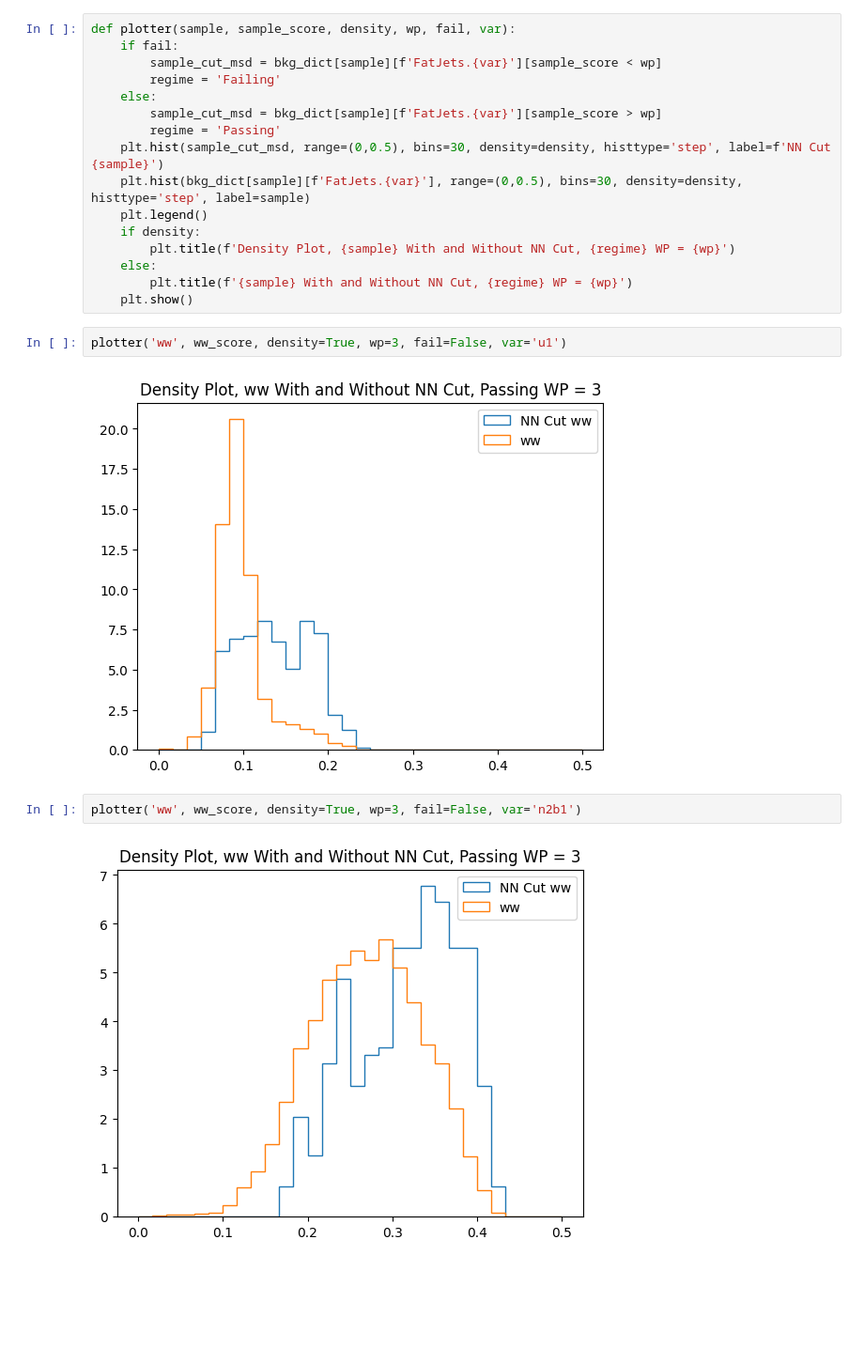
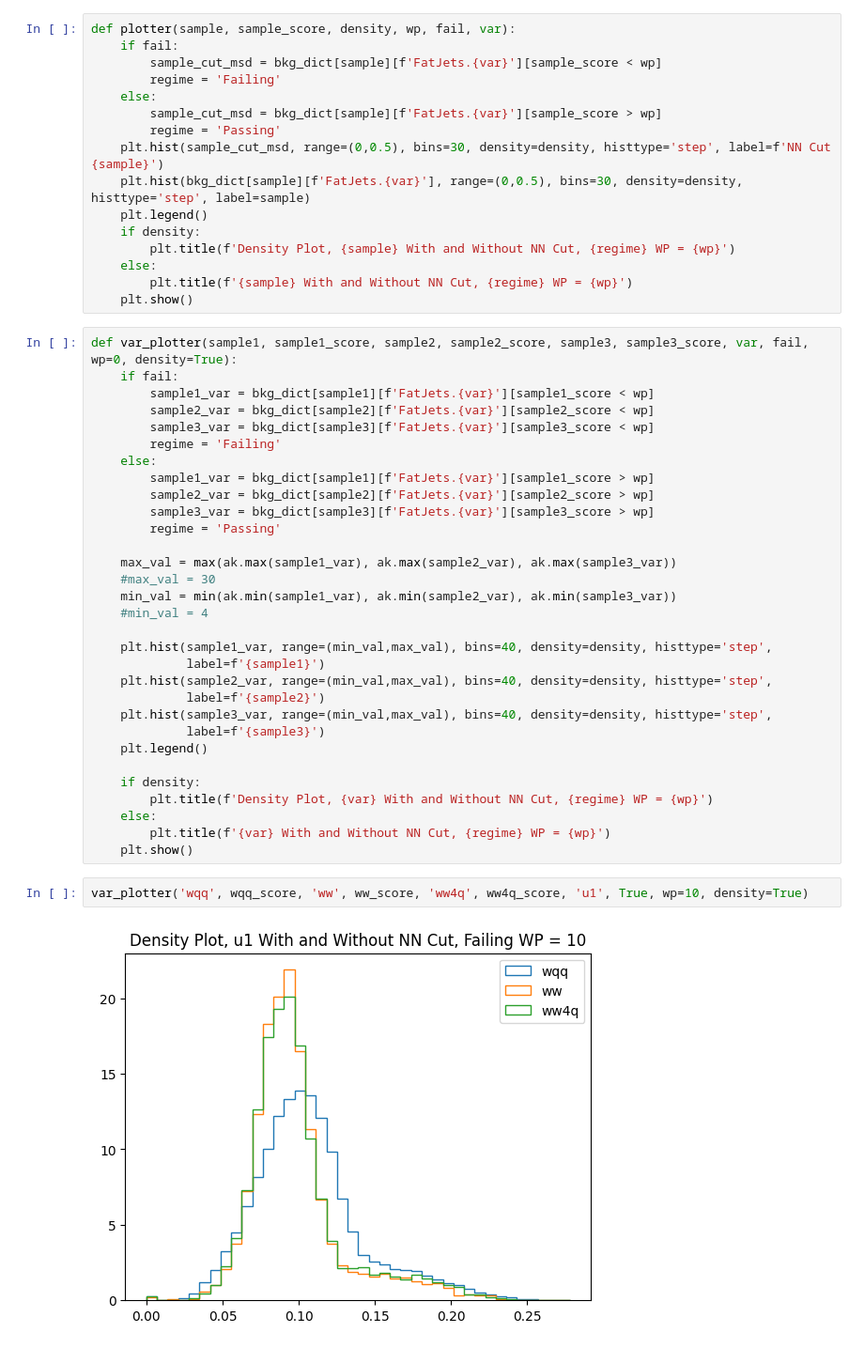
Before and after one commit to cmoore24-24/hgg, a Jupyter notebook: ml/ml_processor_work/hgg_ml_tools.ipynb, the cells around one changed output. Shown at 94% size. Drawn from its saved outputs; the diff is of its cells as text; blank space fills up the shorter version.

```diff
--- a/ml/ml_processor_work/hgg_ml_tools.ipynb
+++ b/ml/ml_processor_work/hgg_ml_tools.ipynb
@@ -446,11 +457,38 @@ def plotter(sample, sample_score, density, wp, fail, var):
     else:
         plt.title(f'{sample} With and Without NN Cut, {regime} WP = {wp}')
     plt.show()
-# %%
-plotter('ww', ww_score, density=True, wp=3, fail=False, var='u1')
-# %% [output]
-[figure, removed]
-# %%
-plotter('ww', ww_score, density=True, wp=3, fail=False, var='n2b1')
-# %% [output]
-[figure, removed]
+# %%
+def var_plotter(sample1, sample1_score, sample2, sample2_score, sample3, sample3_score, var, fail, wp=0, density=True):
+    if fail:
+        sample1_var = bkg_dict[sample1][f'FatJets.{var}'][sample1_score < wp]
+        sample2_var = bkg_dict[sample2][f'FatJets.{var}'][sample2_score < wp]
+        sample3_var = bkg_dict[sample3][f'FatJets.{var}'][sample3_score < wp]
+        regime = 'Failing'
+    else:
+        sample1_var = bkg_dict[sample1][f'FatJets.{var}'][sample1_score > wp]
+        sample2_var = bkg_dict[sample2][f'FatJets.{var}'][sample2_score > wp]
+        sample3_var = bkg_dict[sample3][f'FatJets.{var}'][sample3_score > wp]
+        regime = 'Passing'
+
+    max_val = max(ak.max(sample1_var), ak.max(sample2_var), ak.max(sample3_var))
+    #max_val = 30
+    min_val = min(ak.min(sample1_var), ak.min(sample2_var), ak.min(sample3_var))
+    #min_val = 4
+
+    plt.hist(sample1_var, range=(min_val,max_val), bins=40, density=density, histtype='step',
+             label=f'{sample1}')
+    plt.hist(sample2_var, range=(min_val,max_val), bins=40, density=density, histtype='step',
+             label=f'{sample2}')
+    plt.hist(sample3_var, range=(min_val,max_val), bins=40, density=density, histtype='step',
+             label=f'{sample3}')
+    plt.legend()
+
+    if density:
+        plt.title(f'Density Plot, {var} With and Without NN Cut, {regime} WP = {wp}')
+    else:
+        plt.title(f'{var} With and Without NN Cut, {regime} WP = {wp}')
+    plt.show()
+# %%
+var_plotter('wqq', wqq_score, 'ww', ww_score, 'ww4q', ww4q_score, 'u1', True, wp=10, density=True)
+# %% [output]
+[figure, added]
```
Also changed, not shown: parts of 7 cells of this notebook, 14 other files.
